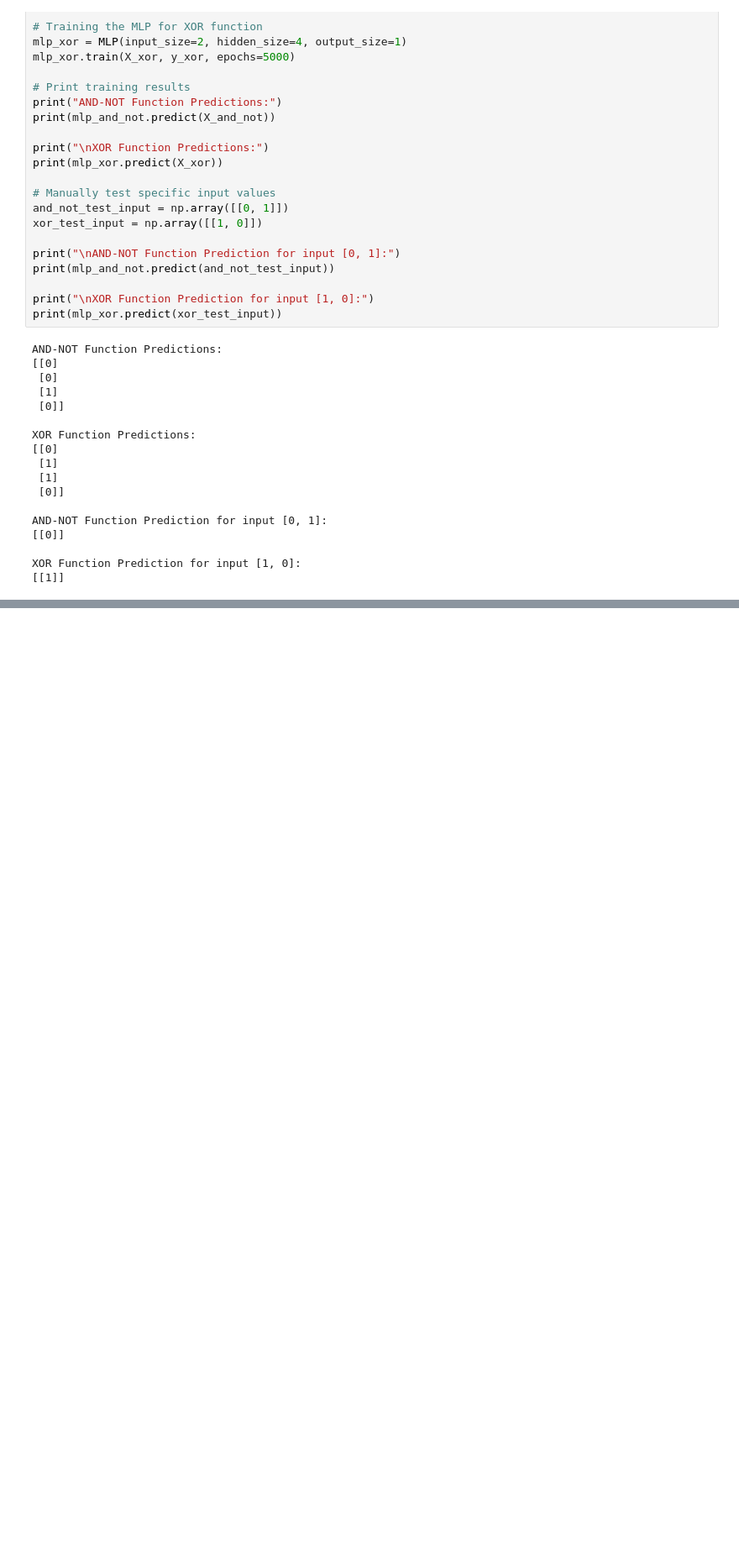
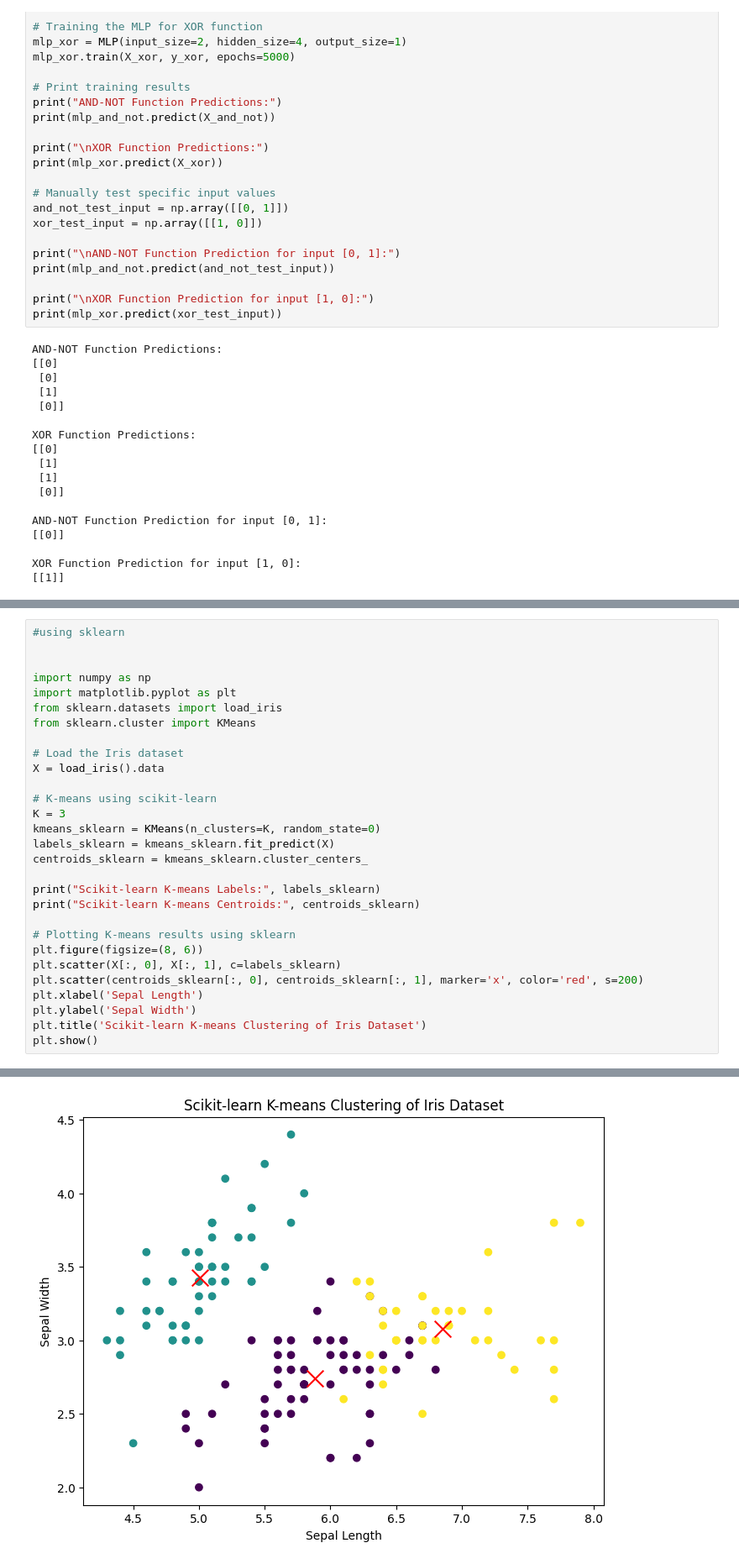
Before and after one commit to shreyashbandekar/Python-for-Data-Science, a Jupyter notebook: lab.ipynb, the cells around one changed output, grey strips where cells are left out. Shown: that part at 84% size. Drawn from its saved outputs; the diff is of its cells as text; blank space fills up the shorter version.

```diff
--- a/lab.ipynb
+++ b/lab.ipynb
@@ -771,0 +909,30 @@ XOR Function Prediction for input [1, 0]:
+# %%
+#using sklearn
+
+
+import numpy as np
+import matplotlib.pyplot as plt
+from sklearn.datasets import load_iris
+from sklearn.cluster import KMeans
+
+# Load the Iris dataset
+X = load_iris().data
+
+# K-means using scikit-learn
+K = 3
+kmeans_sklearn = KMeans(n_clusters=K, random_state=0)
+labels_sklearn = kmeans_sklearn.fit_predict(X)
+centroids_sklearn = kmeans_sklearn.cluster_centers_
+
+print("Scikit-learn K-means Labels:", labels_sklearn)
+print("Scikit-learn K-means Centroids:", centroids_sklearn)
+
+# Plotting K-means results using sklearn
+plt.figure(figsize=(8, 6))
+plt.scatter(X[:, 0], X[:, 1], c=labels_sklearn)
+plt.scatter(centroids_sklearn[:, 0], centroids_sklearn[:, 1], marker='x', color='red', s=200)
+plt.xlabel('Sepal Length')
+plt.ylabel('Sepal Width')
+plt.title('Scikit-learn K-means Clustering of Iris Dataset')
+plt.show()
+# %% [output]
@@ -771,0 +947 @@ XOR Function Prediction for input [1, 0]:
+[figure, added]
```
Also changed, not shown: parts of 16 cells of this notebook.
